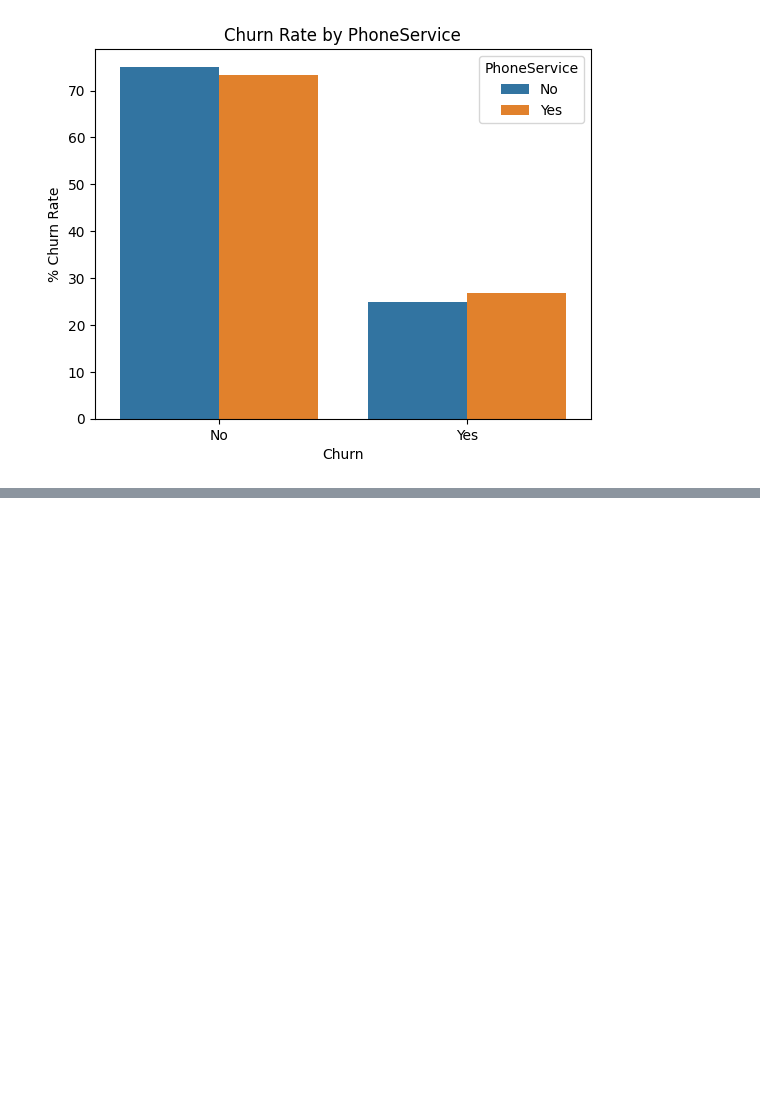
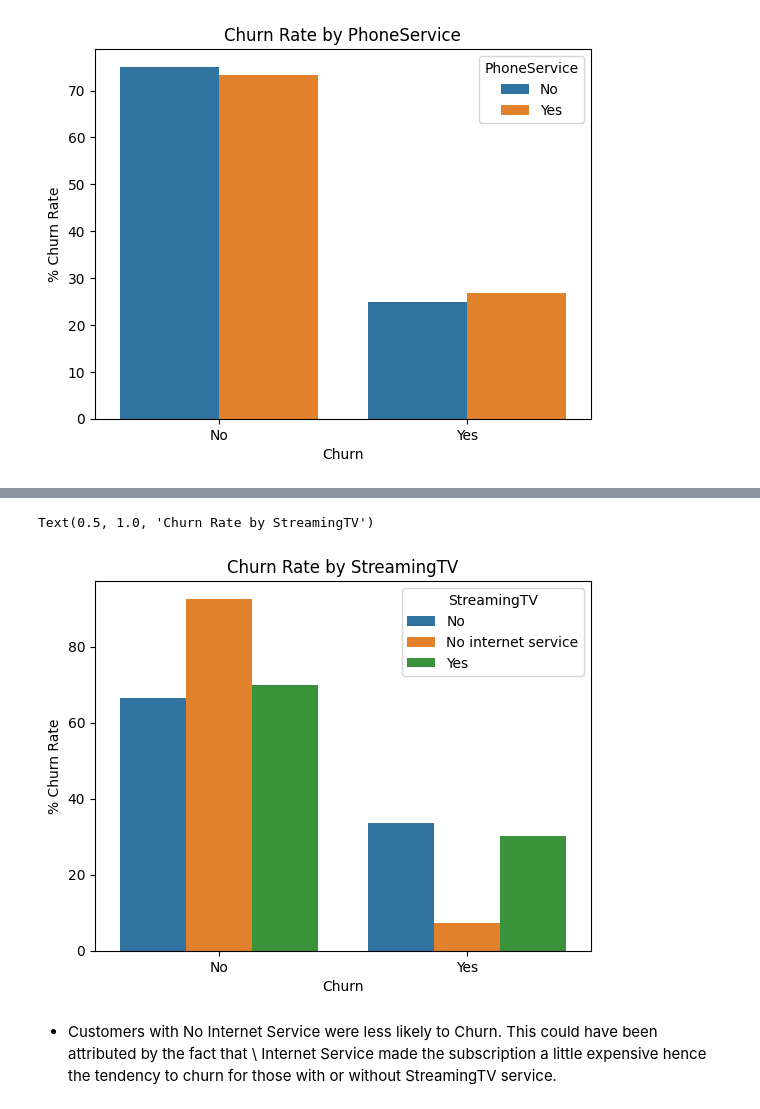
Before and after one commit to mut-rogers/customer_churn, a Jupyter notebook: churn.ipynb, the cells around one changed output, grey strips where cells are left out. Drawn from its saved outputs; the diff is of its cells as text; code cells hidden in the pictures; blank space fills up the shorter version.

```diff
--- a/churn.ipynb
+++ b/churn.ipynb
@@ -298,0 +299,3 @@ Text(0, 0.5, '% Churn Rate')
+# %%
+churn_rate = dataset.groupby("StreamingTV").Churn.value_counts(normalize=True) *100
+churn_rate
@@ -298,0 +311,3 @@ Text(0, 0.5, '% Churn Rate')
+# %%
+churn_rate = churn_rate.reset_index()
+churn_rate
@@ -298,0 +322,9 @@ Text(0, 0.5, '% Churn Rate')
+# %%
+sns.barplot(churn_rate, x="Churn", y="proportion", hue="StreamingTV")
+plt.ylabel("% Churn Rate")
+plt.title("Churn Rate by StreamingTV")
+# %% [output]
+Text(0.5, 1.0, 'Churn Rate by StreamingTV')
+[figure, added]
+# %% [markdown]
+- Customers with No Internet Service were less likely to Churn. This could have been attributed by the fact that \ Internet Service made the subscription a little expensive hence the tendency to churn for those with or without StreamingTV service.
```
Also changed, not shown: parts of 5 cells of this notebook.
